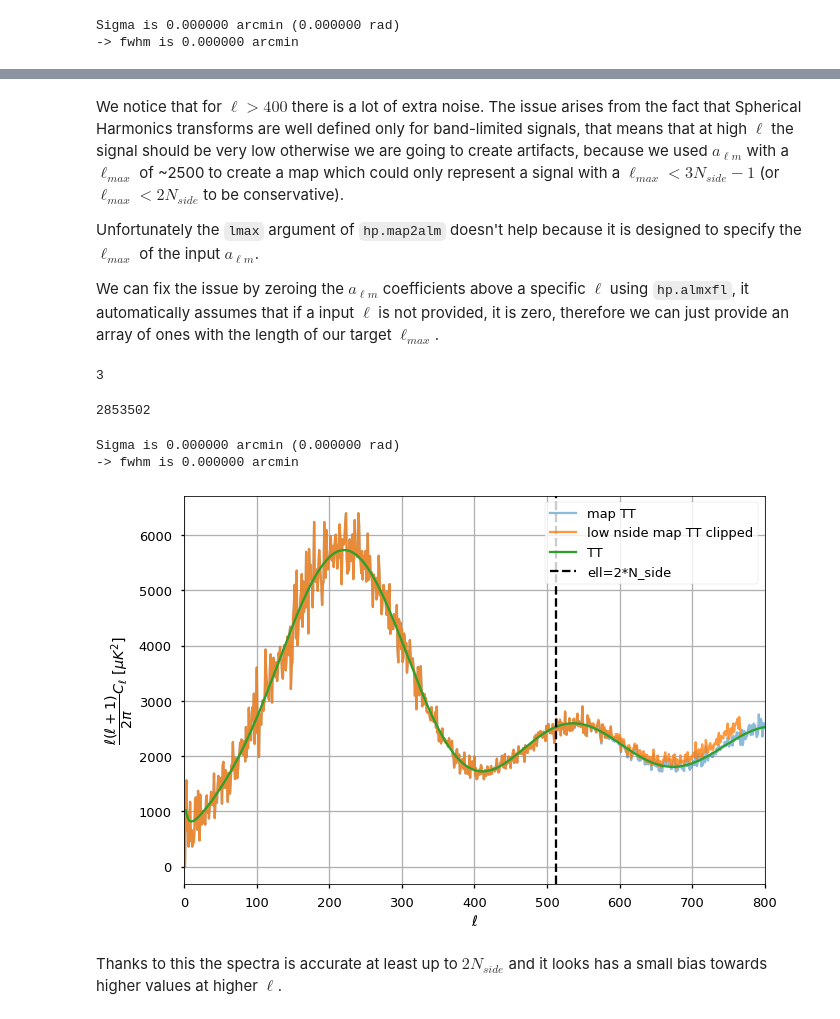
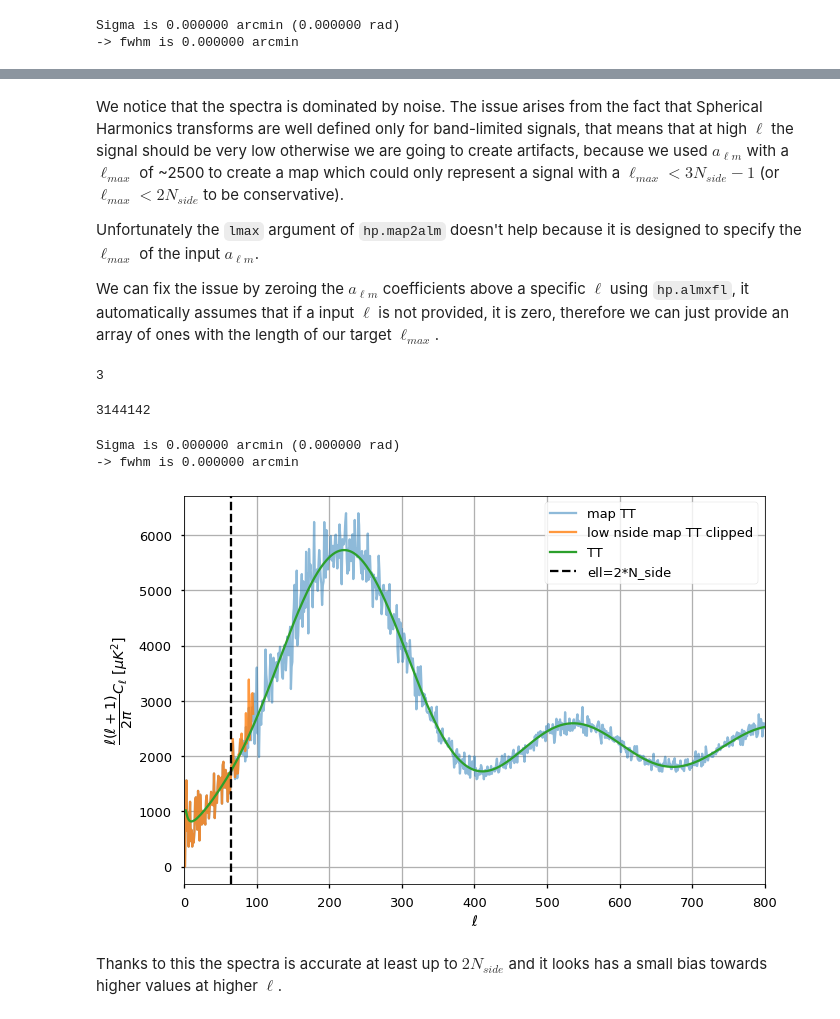
Before and after one commit to zonca/zonca-blog, a Jupyter notebook: _notebooks/2020-09-30-planck-spectra-healpy.ipynb, the cells around one changed output, grey strips where cells are left out. Saved outputs shown, nothing was run; the diff lists cells and outputs as text; code cells hidden in the pictures.

Commit message:
use lower low nside, save map

```diff
--- a/_notebooks/2020-09-30-planck-spectra-healpy.ipynb
+++ b/_notebooks/2020-09-30-planck-spectra-healpy.ipynb
@@ -144,7 +148,8 @@ np.random.seed(seed)
 # %%
 alm = hp.synalm((cl.TT, cl.EE, cl.BB, cl.TE), lmax=lmax, new=True)
 # %%
-cmb_map = hp.alm2map(alm, nside=1024, lmax=lmax)
+high_nside = 1024
+cmb_map = hp.alm2map(alm, nside=high_nside, lmax=lmax)
 # %% [output]
 Sigma is 0.000000 arcmin (0.000000 rad)
 -> fwhm is 0.000000 arcmin
@@ -236,9 +242,9 @@ Planck_bestfit_alm_seed_583.fits
 The $a_{\ell m}$ can now be used to create the same realization of the CMB power spectrum at different resolution,
 it is not as straightforward as it might seem:
 # %%
-nside = 256
-low_nside_lmax = 3*nside - 1
-low_nside_cmb_map = hp.alm2map(alm, nside=nside)
+low_nside = 32
+low_nside_lmax = 3*low_nside - 1
+low_nside_cmb_map = hp.alm2map(alm, nside=low_nside)
 # %% [output]
 Sigma is 0.000000 arcmin (0.000000 rad)
 -> fwhm is 0.000000 arcmin
@@ -259,5 +265,5 @@ plt.legend();
 # %% [markdown]
-We notice that for $\ell > 400$ there is a lot of extra noise. The issue arises from the fact that Spherical Harmonics transforms are well defined only for band-limited signals, that means that at high $\ell$ the signal should be very low otherwise we are going to create artifacts, because we used $a_{\ell m}$ with a $\ell_{max}$ of ~2500 to create a map which could only represent a signal with a $\ell_{max} < 3 N_{side} - 1$ (or $\ell_{max} < 2 N_{side}$ to be conservative).
+We notice that the spectra is dominated by noise. The issue arises from the fact that Spherical Harmonics transforms are well defined only for band-limited signals, that means that at high $\ell$ the signal should be very low otherwise we are going to create artifacts, because we used $a_{\ell m}$ with a $\ell_{max}$ of ~2500 to create a map which could only represent a signal with a $\ell_{max} < 3 N_{side} - 1$ (or $\ell_{max} < 2 N_{side}$ to be conservative).
 
 Unfortunately the `lmax` argument of `hp.map2alm` doesn't help because it is designed to specify the $\ell_{max}$ of the input $a_{\ell m}$.
 
@@ -272,9 +278,9 @@ alm_clipped = [hp.almxfl(each, clip) for each in alm]
 # %%
 (alm_clipped[0] == 0).sum()
 # %% [output]
-2853502
+3144142
 # %%
-low_nside_cmb_map_clipped = hp.alm2map(alm_clipped, nside=nside)
+low_nside_cmb_map_clipped = hp.alm2map(alm_clipped, nside=low_nside)
 # %% [output]
 Sigma is 0.000000 arcmin (0.000000 rad)
 -> fwhm is 0.000000 arcmin
@@ -284,14 +290,14 @@ cl_low_nside_clipped *= ell_low_nside * (ell_low_nside+1) / (2*np.pi)
 # %%
 plt.plot(cl_from_map[0], label="map TT", alpha=.5)
 plt.plot(cl_low_nside_clipped[0], label="low nside map TT clipped", alpha=.8)
 input_cl.TT.plot(logx=False, logy=False, grid=True)
-plt.axvline(2*nside, color="black", linestyle="--", label="ell=2*N_side")
+plt.axvline(2*low_nside, color="black", linestyle="--", label="ell=2*N_side")
 plt.xlim([0, 800])
 plt.ylabel("$\dfrac{\ell(\ell+1)}{2\pi} C_\ell~[\mu K^2]$")
 plt.xlabel("$\ell$")
 plt.legend();
 # %% [output]
-[figure, old version]
+[figure, new version]
 # %% [markdown]
 Thanks to this the spectra is accurate at least up to $2 N_{side}$ and it looks has a small bias towards higher values at higher $\ell$.
 # %% [markdown]
```
Also changed, not shown: parts of 7 cells of this notebook.
